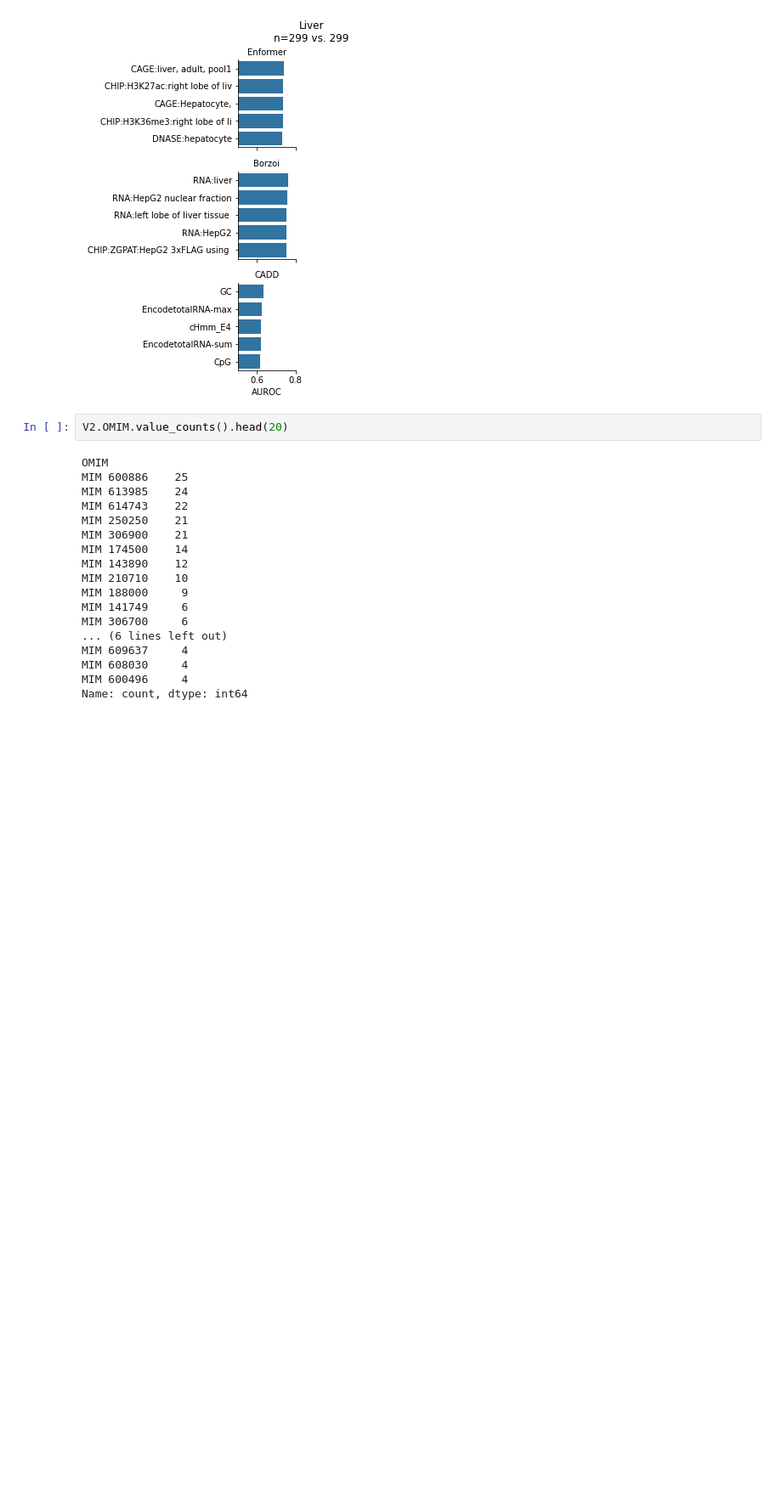
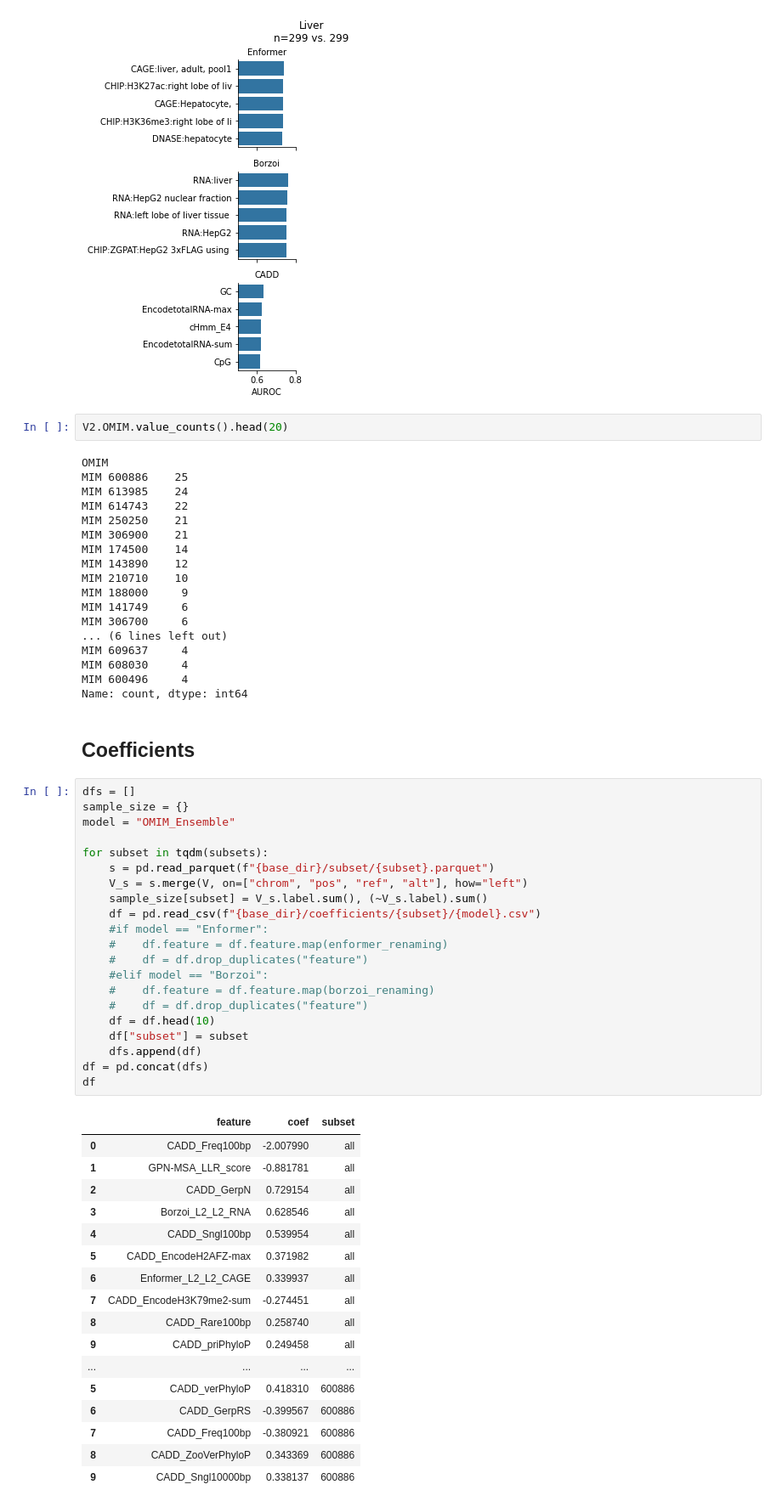
Before and after one commit to minjaf/TraitGym, a Jupyter notebook: workflow/notebooks/interpretation.ipynb, the cells around one changed output. Shown: that part at 85% size. Saved outputs shown, nothing was run; the diff lists cells and outputs as text; blank space fills up the shorter version.

```diff
--- a/workflow/notebooks/interpretation.ipynb
+++ b/workflow/notebooks/interpretation.ipynb
@@ -203,3 +206,44 @@ MIM 609637     4
 MIM 608030     4
 MIM 600496     4
 Name: count, dtype: int64
+# %% [markdown]
+## Coefficients
+# %%
+dfs = []
+sample_size = {}
+model = "OMIM_Ensemble"
+
+for subset in tqdm(subsets):
+    s = pd.read_parquet(f"{base_dir}/subset/{subset}.parquet")
+    V_s = s.merge(V, on=["chrom", "pos", "ref", "alt"], how="left")
+    sample_size[subset] = V_s.label.sum(), (~V_s.label).sum()
+    df = pd.read_csv(f"{base_dir}/coefficients/{subset}/{model}.csv")
+    #if model == "Enformer":
+    #    df.feature = df.feature.map(enformer_renaming)
+    #    df = df.drop_duplicates("feature")
+    #elif model == "Borzoi":
+    #    df.feature = df.feature.map(borzoi_renaming)
+    #    df = df.drop_duplicates("feature")
+    df = df.head(10)
+    df["subset"] = subset
+    dfs.append(df)
+df = pd.concat(dfs)
+df
+# %% [output]
+|  | feature | coef | subset |
+| 0 | CADD_Freq100bp | -2.007990 | all |
+| 1 | GPN-MSA_LLR_score | -0.881781 | all |
+| 2 | CADD_GerpN | 0.729154 | all |
+| 3 | Borzoi_L2_L2_RNA | 0.628546 | all |
+| 4 | CADD_Sngl100bp | 0.539954 | all |
+| 5 | CADD_EncodeH2AFZ-max | 0.371982 | all |
+| 6 | Enformer_L2_L2_CAGE | 0.339937 | all |
+| 7 | CADD_EncodeH3K79me2-sum | -0.274451 | all |
+| 8 | CADD_Rare100bp | 0.258740 | all |
+| 9 | CADD_priPhyloP | 0.249458 | all |
+| ... | ... | ... | ... |
+| 5 | CADD_verPhyloP | 0.418310 | 600886 |
+| 6 | CADD_GerpRS | -0.399567 | 600886 |
+| 7 | CADD_Freq100bp | -0.380921 | 600886 |
+| 8 | CADD_ZooVerPhyloP | 0.343369 | 600886 |
+| 9 | CADD_Sngl10000bp | 0.338137 | 600886 |
```
Also changed, not shown: parts of 5 cells of this notebook, 4 other files.
